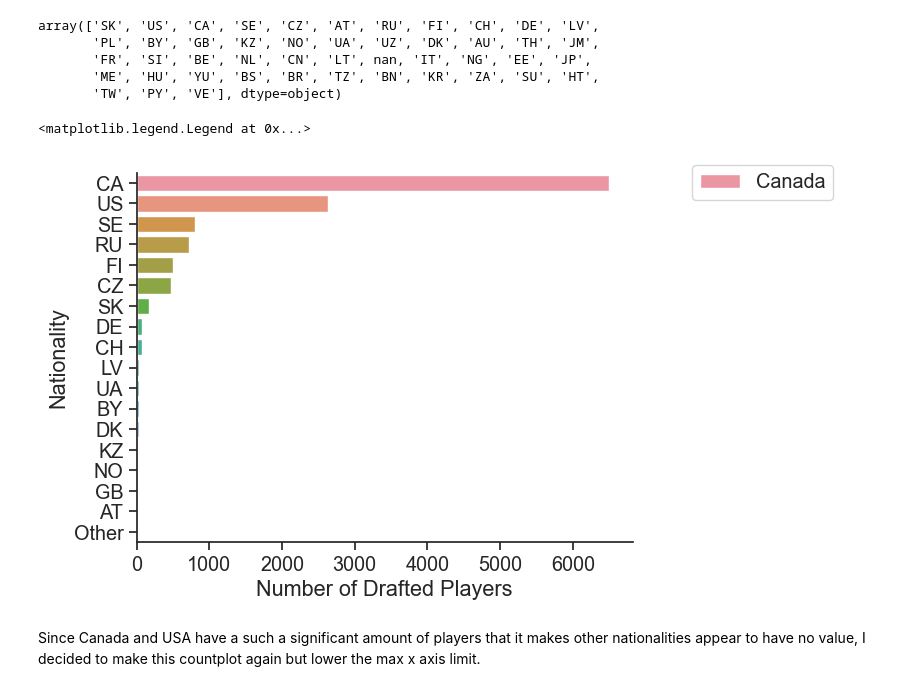
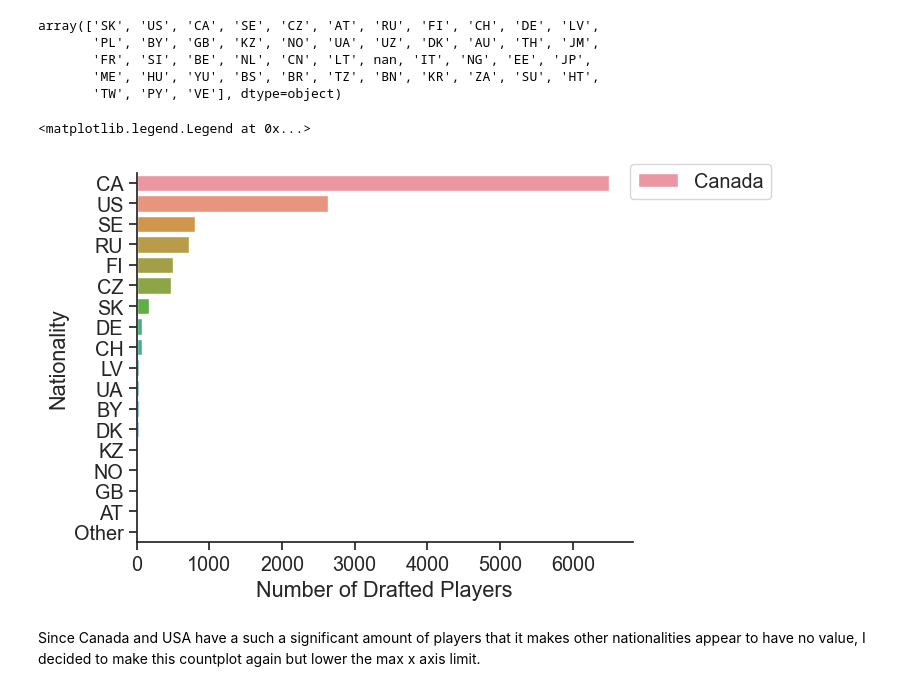
Before and after one commit to ubco-W2022T2-data301/project-group-group31, a Jupyter notebook: analysis/analysis2.ipynb, the cells around one changed output. Cells and saved outputs as stored; diff of their text form; code cells hidden in the pictures.

```diff
--- a/analysis/analysis2.ipynb
+++ b/analysis/analysis2.ipynb
@@ -51,14 +50,14 @@ plt.rc("axes.spines", top=False, right=False)
 # %%
 sns.countplot(y='nationality', data = df, order=['CA', 'US', 'SE', 'RU', 'FI', 'CZ', 'SK', 'DE', 'CH', 'LV',
 'UA','BY','DK', 'KZ', 'NO', 'GB','AT','Other']).set(xlim=(0,None), ylabel="Nationality",xlabel="Number of Drafted Players")
 plt.legend(labels=["Canada","USA","Sweden","Russia","Czechia","Slovakia","Denmark","Germany","Latvia",
            "Ukraine","Belarus","Denmark","Kazakhstan","Norway","Great Britain","Austria", "Other"],
-           loc='lower left', bbox_to_anchor=(1.1, 0.9))
+           loc='upper right', bbox_to_anchor=(1.3, 1.05))
 #Other = pd.DataFrame()
 #Other = df[df['nationality'] == ['PL', 'UZ', 'AU', 'TH', 'JM','FR', 'SI', 'BE', 'NL', 'CN', 'LT', 'IT', 'NG', 'EE', 'JP', 'ME', 'HU', 'YU', 'BS', 'BR', 'TZ', 'BN', 'KR', 'ZA', 'SU', 'HT', 'TW', 'PY', 'VE']]
 # %% [output]
 <matplotlib.legend.Legend at 0x...>
-[figure, old version]
+[figure, new version]
 # %% [markdown]
 Since Canada and USA have a such a significant amount of players that it makes other nationalities appear to have no value, I decided to make this countplot again but lower the max x axis limit.
 # %%
```
Also changed, not shown: parts of 2 cells of this notebook.
